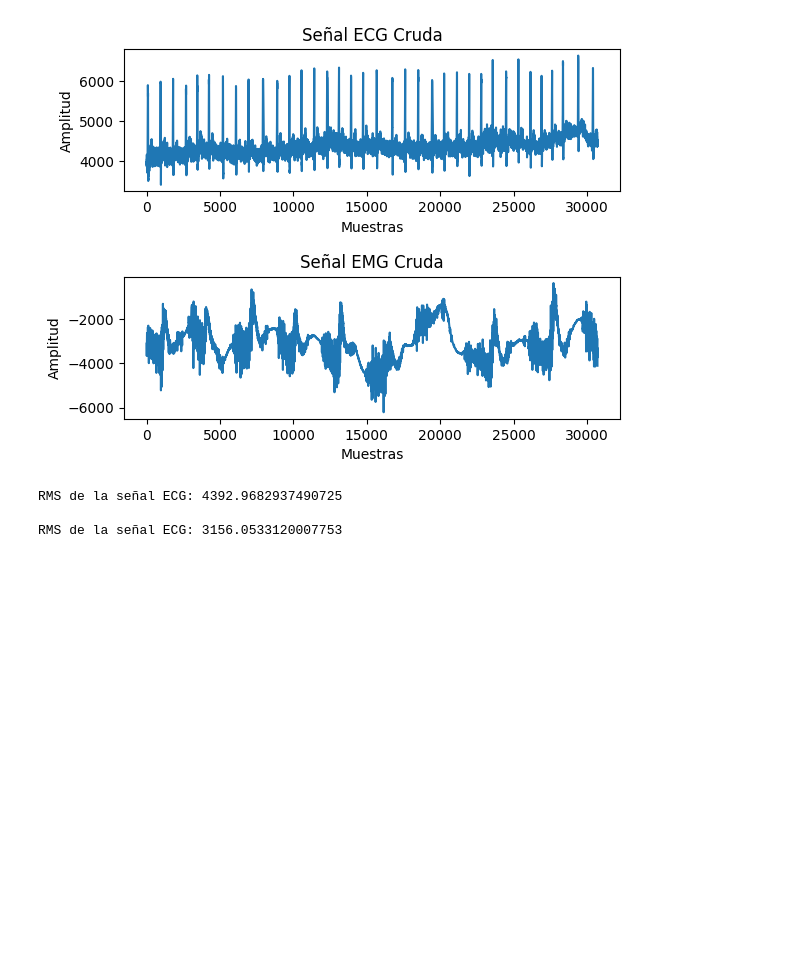
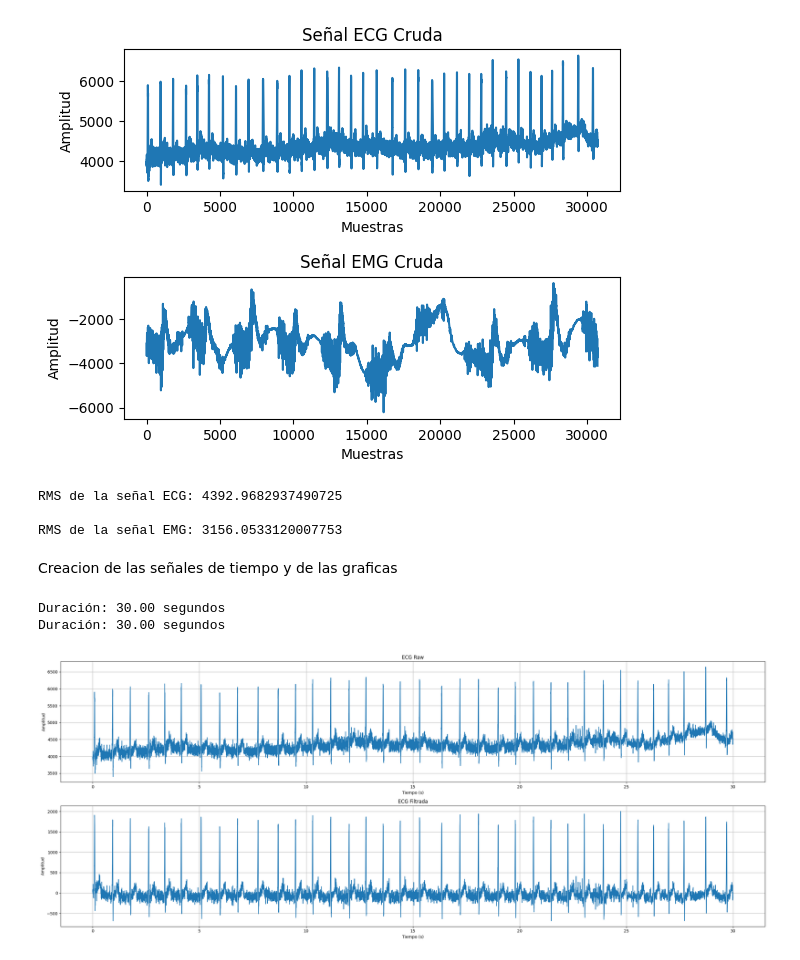
Before and after one commit to dinamus922/Biosenales, a Jupyter notebook: Practica3/Principal/Punto1.ipynb, the cells around one changed output. Cells and saved outputs as stored; diff of their text form; code cells hidden in the pictures; blank space fills up the shorter version.

```diff
--- a/Practica3/Principal/Punto1.ipynb
+++ b/Practica3/Principal/Punto1.ipynb
@@ -78,8 +79,56 @@ print(f'RMS de la señal ECG: {rms_ecg}')
 
 #Calculamos el RMS de la señal EMG
 rms_emg = calcular_rms(senal_emg[0, :])  # Suponiendo que tienes una matriz [muestras, canales]
-print(f'\nRMS de la señal ECG: {rms_emg}')
+print(f'\nRMS de la señal EMG: {rms_emg}')
 # %% [output]
 RMS de la señal ECG: 4392.9682937490725
 
-RMS de la señal ECG: 3156.0533120007753
+RMS de la señal EMG: 3156.0533120007753
+# %%
+#'ECG_asRecording', 'ECG_filtered', 'EMG_filtered1', 'EMG_filtered2', 'EMG_asRecording1', 'EMG_asRecording2'
+senalECGraw=mat_data['ECG_asRecording'][0]
+senalECGfilter=mat_data['ECG_filtered'][0]
+senalEMGfilter1=mat_data['EMG_filtered1'][0]
+senalEMGfilter2=mat_data['EMG_filtered2'][0]
+senalEMGraw1=mat_data['EMG_asRecording1'][0]
+senalEMGraw2=mat_data['EMG_asRecording2'][0]
+
+frecuencia=mat_data['Fs']
+
+freq= frecuencia[0][0]
+def vec_tiempo(signal,freq):
+    N = len(signal)
+    duracion = N / freq
+    print(f'Duración: {duracion:.2f} segundos')
+    t = np.arange(N) / freq
+    return t
+# %% [markdown]
+Creacion de las señales de tiempo y de las graficas
+# %%
+t1 = vec_tiempo(senalECGraw,freq)
+t2 = vec_tiempo(senalECGfilter,freq)
+
+# Graficar
+
+plt.figure(figsize=(25,10))
+
+plt.subplot(2, 1, 1)
+plt.plot(t1, senalECGraw)
+plt.xlabel('Tiempo (s)')
+plt.ylabel('Amplitud')
+plt.title('ECG Raw')
+plt.grid(True)
+
+plt.subplot(2, 1, 2)
+plt.plot(t2, senalECGfilter)
+plt.xlabel('Tiempo (s)')
+plt.ylabel('Amplitud')
+plt.title('ECG Filtrada')
+plt.grid(True)
+
+plt.tight_layout()
+plt.show()
+# %% [output]
+Duración: 30.00 segundos
+Duración: 30.00 segundos
+[figure, added]
```
Also changed, not shown: parts of 20 cells of this notebook.
